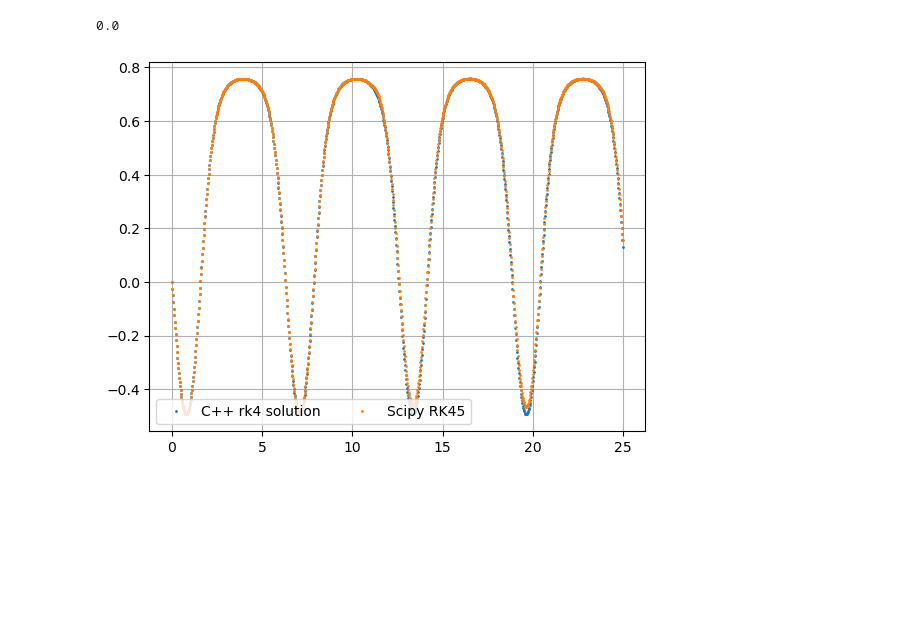
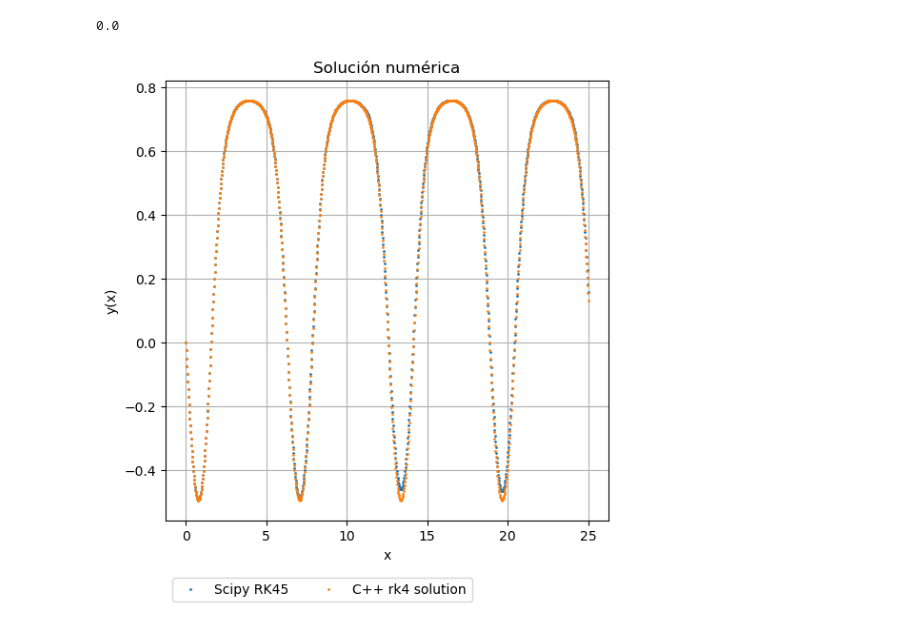
Before and after one commit to HernanBC/LabsComputacional, a Jupyter notebook: tarea3/compro_y_graficas.ipynb, the cells around one changed output. Drawn from its saved outputs; the diff is of its cells as text; code cells hidden in the pictures; blank space fills up the shorter version.

```diff
--- a/tarea3/compro_y_graficas.ipynb
+++ b/tarea3/compro_y_graficas.ipynb
@@ -33,12 +33,18 @@ y_psol[0]
 # %% [output]
 0.0
 # %%
-fig, ax = plt.subplots(1,1)
+fig, ax = plt.subplots(1,1, figsize = (6,6))
 
+ax.plot(x_psol,y_psol, "o", ms = 1, label = "Scipy RK45")
 ax.plot(x_cpp,y_cpp,"o",ms = 1, label = "C++ rk4 solution")
-ax.plot(x_psol,y_psol, "o", ms = 1, label = "Scipy RK45")
+
+
+ax.set_title("Solución numérica")
 ax.grid()
-ax.legend(loc = "lower left",ncols = 2)
+ax.legend(loc = "lower left",ncols = 2,  bbox_to_anchor=(0, -0.2))
+ax.set_xlabel("x")
+ax.set_ylabel("y(x)")
+#plt.tight_layout()
 plt.savefig("solución.png")
 # %% [output]
-[figure, old version]
+[figure, new version]
```
Also changed, not shown: 1 other file.
